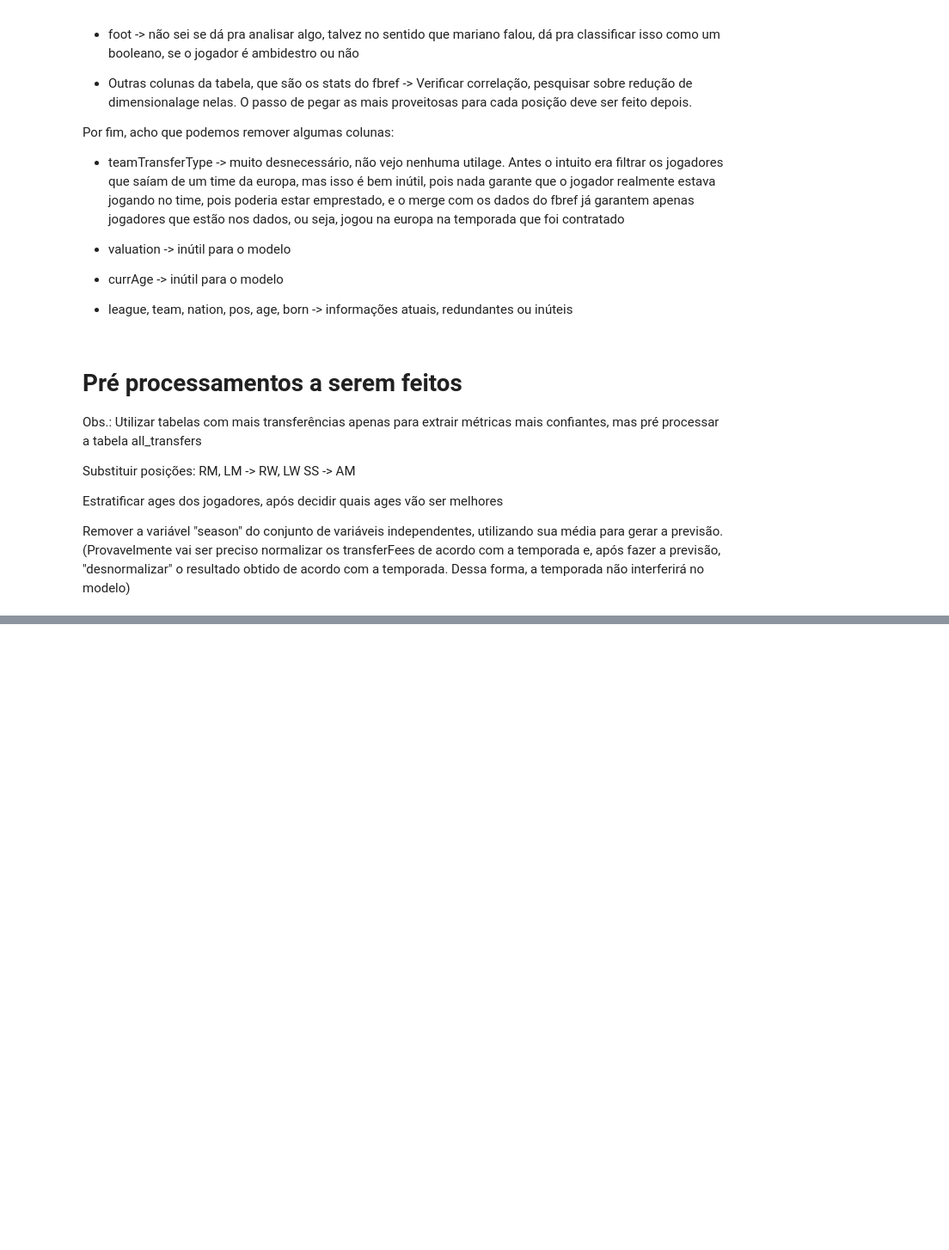
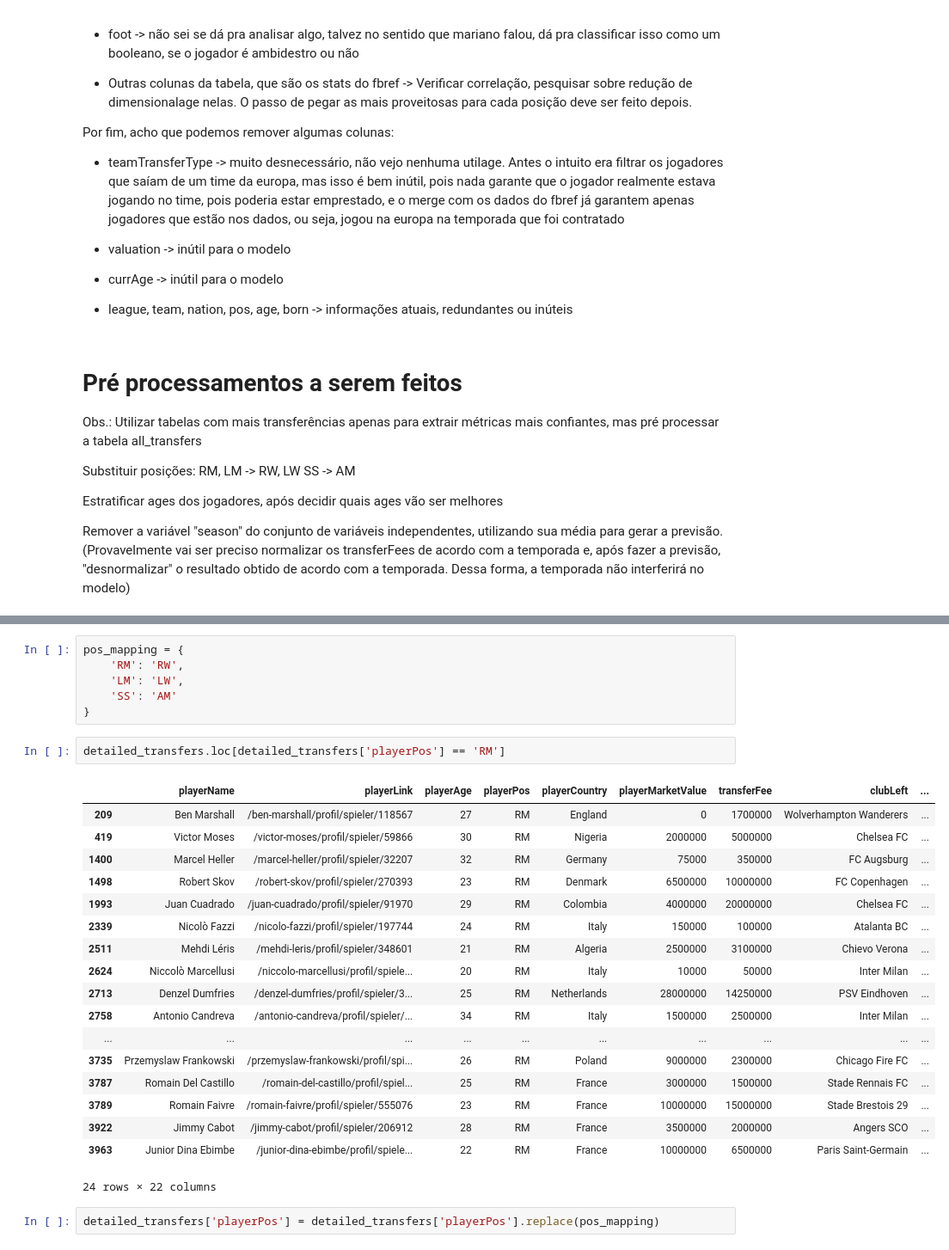
Before and after one commit to gabrielmmf/previsao-de-valores-de-mercado, a Jupyter notebook: Data Processing.ipynb, the cells around one changed output, grey strips where cells are left out. Shown at 86% size. Drawn from its saved outputs; the diff is of its cells as text; blank space fills up the shorter version.

```diff
--- a/Data Processing.ipynb
+++ b/Data Processing.ipynb
@@ -257,0 +253,29 @@ Remover a variável "season" do conjunto de variáveis independentes, utilizando
+# %%
+pos_mapping = {
+    'RM': 'RW',
+    'LM': 'LW',
+    'SS': 'AM'
+}
+# %%
+detailed_transfers.loc[detailed_transfers['playerPos'] == 'RM']
+# %% [output]
+|  | playerName | playerLink | playerAge | playerPos | playerCountry | playerMarketValue | transferFee | clubLeft | ... |
+| 209 | Ben Marshall | /ben-marshall/profil/spieler/118567 | 27 | RM | England | 0 | 1700000 | Wolverhampton Wanderers | ... |
+| 419 | Victor Moses | /victor-moses/profil/spieler/59866 | 30 | RM | Nigeria | 2000000 | 5000000 | Chelsea FC | ... |
+| 1400 | Marcel Heller | /marcel-heller/profil/spieler/32207 | 32 | RM | Germany | 75000 | 350000 | FC Augsburg | ... |
+| 1498 | Robert Skov | /robert-skov/profil/spieler/270393 | 23 | RM | Denmark | 6500000 | 10000000 | FC Copenhagen | ... |
+| 1993 | Juan Cuadrado | /juan-cuadrado/profil/spieler/91970 | 29 | RM | Colombia | 4000000 | 20000000 | Chelsea FC | ... |
+| 2339 | Nicolò Fazzi | /nicolo-fazzi/profil/spieler/197744 | 24 | RM | Italy | 150000 | 100000 | Atalanta BC | ... |
+| 2511 | Mehdi Léris | /mehdi-leris/profil/spieler/348601 | 21 | RM | Algeria | 2500000 | 3100000 | Chievo Verona | ... |
+| 2624 | Niccolò Marcellusi | /niccolo-marcellusi/profil/spiele... | 20 | RM | Italy | 10000 | 50000 | Inter Milan | ... |
+| 2713 | Denzel Dumfries | /denzel-dumfries/profil/spieler/3... | 25 | RM | Netherlands | 28000000 | 14250000 | PSV Eindhoven | ... |
+| 2758 | Antonio Candreva | /antonio-candreva/profil/spieler/... | 34 | RM | Italy | 1500000 | 2500000 | Inter Milan | ... |
+| ... | ... | ... | ... | ... | ... | ... | ... | ... | ... |
+| 3735 | Przemyslaw Frankowski | /przemyslaw-frankowski/profil/spi... | 26 | RM | Poland | 9000000 | 2300000 | Chicago Fire FC | ... |
+| 3787 | Romain Del Castillo | /romain-del-castillo/profil/spiel... | 25 | RM | France | 3000000 | 1500000 | Stade Rennais FC | ... |
+| 3789 | Romain Faivre | /romain-faivre/profil/spieler/555076 | 23 | RM | France | 10000000 | 15000000 | Stade Brestois 29 | ... |
+| 3922 | Jimmy Cabot | /jimmy-cabot/profil/spieler/206912 | 28 | RM | France | 3500000 | 2000000 | Angers SCO | ... |
+| 3963 | Junior Dina Ebimbe | /junior-dina-ebimbe/profil/spiele... | 22 | RM | France | 10000000 | 6500000 | Paris Saint-Germain | ... |
+24 rows × 22 columns
+# %%
+detailed_transfers['playerPos'] = detailed_transfers['playerPos'].replace(pos_mapping)
```
Also changed, not shown: parts of 4 cells of this notebook.
